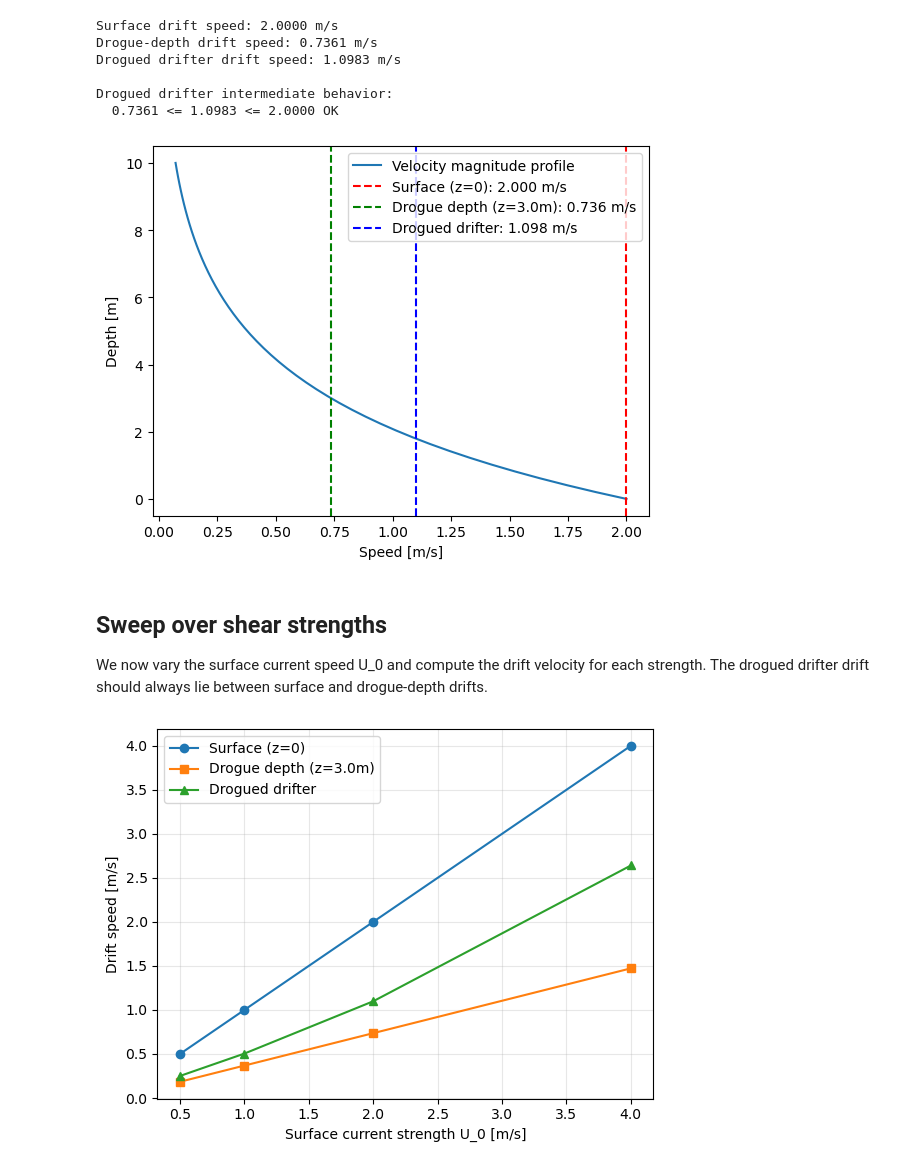
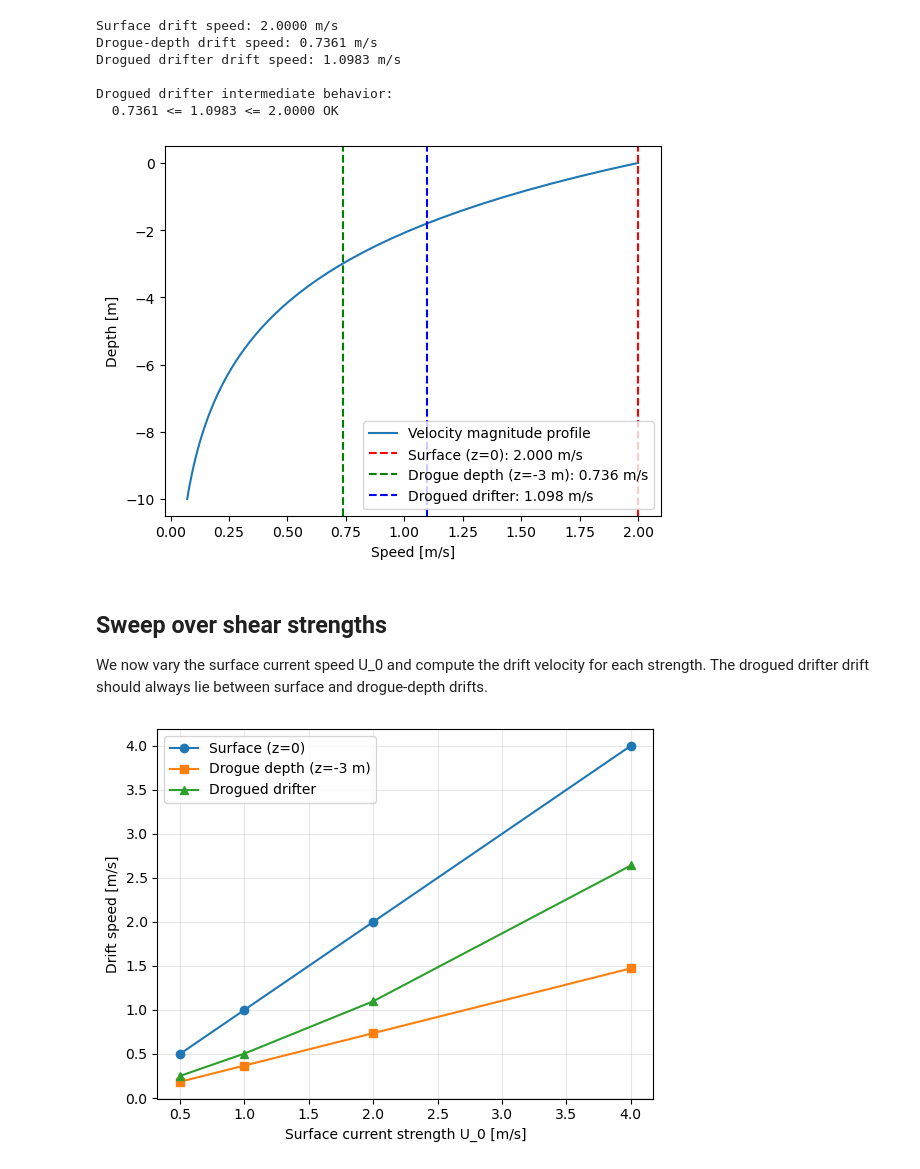
Before and after one commit to geomar-od-lagrange/mechanical_drifters, a Jupyter notebook: examples/idealized_flow/01_synthetic_flow_profiles.ipynb, the cells around one changed output. Drawn from its saved outputs; the diff is of its cells as text; code cells hidden in the pictures.

Commit message:
Finish idealized flow experiments and update z-direction convention

```diff
--- a/examples/idealized_flow/01_synthetic_flow_profiles.ipynb
+++ b/examples/idealized_flow/01_synthetic_flow_profiles.ipynb
@@ -12,7 +12,7 @@ from drogued_drifters.drifter import DroguedDrifter
 # %%
 U_0 = 2.0              # peak surface current [m/s]
 H = 3.0                # e-folding depth [m]
-DROGUE_DEPTH = 3.0     # drogue depth [m]
+DROGUE_DEPTH = -3.0     # z-up convention     # drogue depth [m]
 N_DEPTHS = 50          # number of depth levels
 # %% [markdown]
 ## Define the velocity profile
@@ -20,14 +20,14 @@ N_DEPTHS = 50          # number of depth levels
 We prescribe a simple 1D velocity profile with exponential decay with depth and Ekman-like rotation. At each depth z, the current is scaled by exp(-z/H) and rotated by an angle proportional to z.
 # %%
 # Depth array
-z_array = np.linspace(0, 10, N_DEPTHS)
+z_array = np.linspace(0, -10, N_DEPTHS)  # z positive upward
 
 # Exponentially decaying u-profile
-u_profile = U_0 * np.exp(-z_array / H)
+u_profile = U_0 * np.exp(z_array / H)  # decays downward (z<0 → exp(z/H) < 1)
 
 # Ekman-like rotation: rotate by -20 degrees per e-folding depth
 rotation_deg_per_depth = 20.0  # degrees per e-fold
-rotation_angle = -np.radians(rotation_deg_per_depth) * z_array / H
+rotation_angle = np.radians(rotation_deg_per_depth) * z_array / H  # rotates with depth (z<0)
 
 # Rotate the profile: (u, v) = (u0*cos(alpha), u0*sin(alpha))
 v_profile = u_profile * np.sin(rotation_angle)
@@ -96,21 +96,21 @@ Drogued drifter intermediate behavior:
 # %%
 # Plot u-profile vs depth
 fig, ax = plt.subplots()
 
 # Compute the magnitude of velocity at each depth
 speed_profile = np.sqrt(u_profile**2 + v_profile**2)
 
 ax.plot(speed_profile, z_array, label="Velocity magnitude profile")
 ax.axvline(speed_surf, color='red', linestyle='--', label=f"Surface (z=0): {speed_surf:.3f} m/s")
-ax.axvline(speed_drogue, color='green', linestyle='--', label=f"Drogue depth (z={DROGUE_DEPTH}m): {speed_drogue:.3f} m/s")
+ax.axvline(speed_drogue, color='green', linestyle='--', label=f"Drogue depth (z={DROGUE_DEPTH:.0f} m): {speed_drogue:.3f} m/s")
 ax.axvline(speed_dd, color='blue', linestyle='--', label=f"Drogued drifter: {speed_dd:.3f} m/s")
 
 ax.set_xlabel("Speed [m/s]")
 ax.set_ylabel("Depth [m]")
 ax.legend()
 plt.show()
 # %% [output]
-[figure, old version]
+[figure, new version]
 # %% [markdown]
 ## Sweep over shear strengths
 
@@ -153,7 +153,7 @@ speeds_dd = np.array(speeds_dd)
 fig, ax = plt.subplots()
 
 ax.plot(u0_values, speeds_surf, 'o-', label='Surface (z=0)')
-ax.plot(u0_values, speeds_drogue, 's-', label=f'Drogue depth (z={DROGUE_DEPTH}m)')
+ax.plot(u0_values, speeds_drogue, 's-', label=f'Drogue depth (z={DROGUE_DEPTH:.0f} m)')
 ax.plot(u0_values, speeds_dd, '^-', label='Drogued drifter')
 
 ax.set_xlabel("Surface current strength U_0 [m/s]")
@@ -162,4 +162,4 @@ ax.legend()
 ax.grid(True, alpha=0.3)
 plt.show()
 # %% [output]
-[figure, old version]
+[figure, new version]
```
Also changed, not shown: parts of 1 cell of this notebook, 15 other files.
